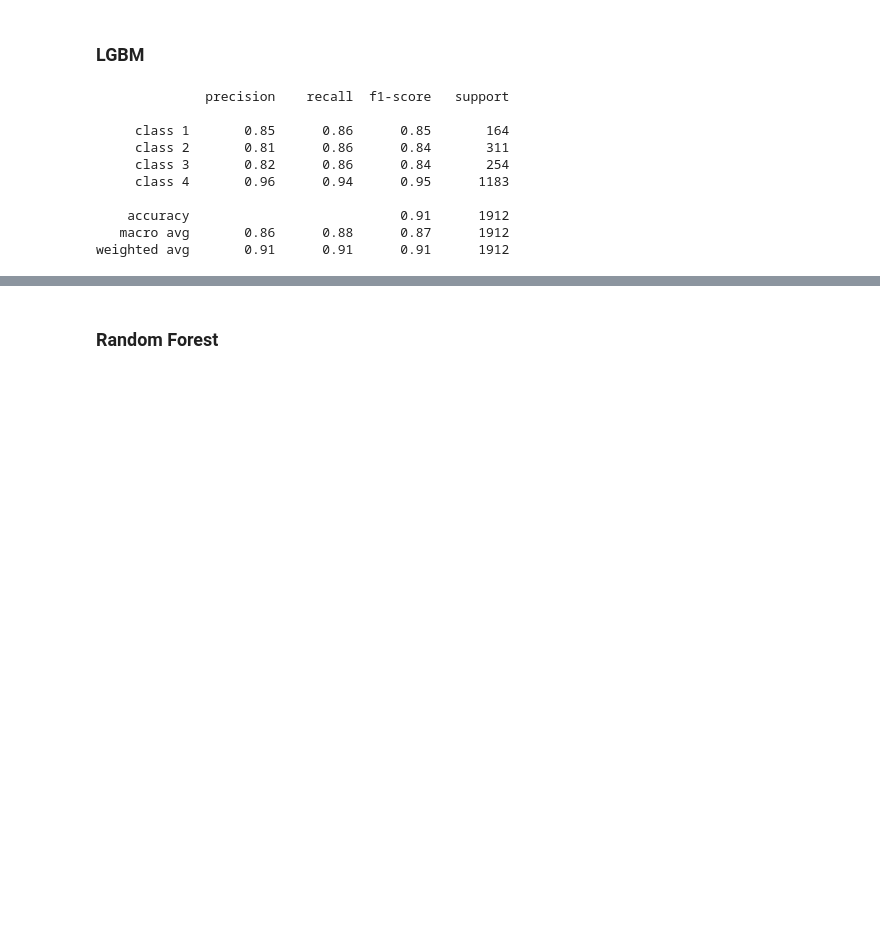
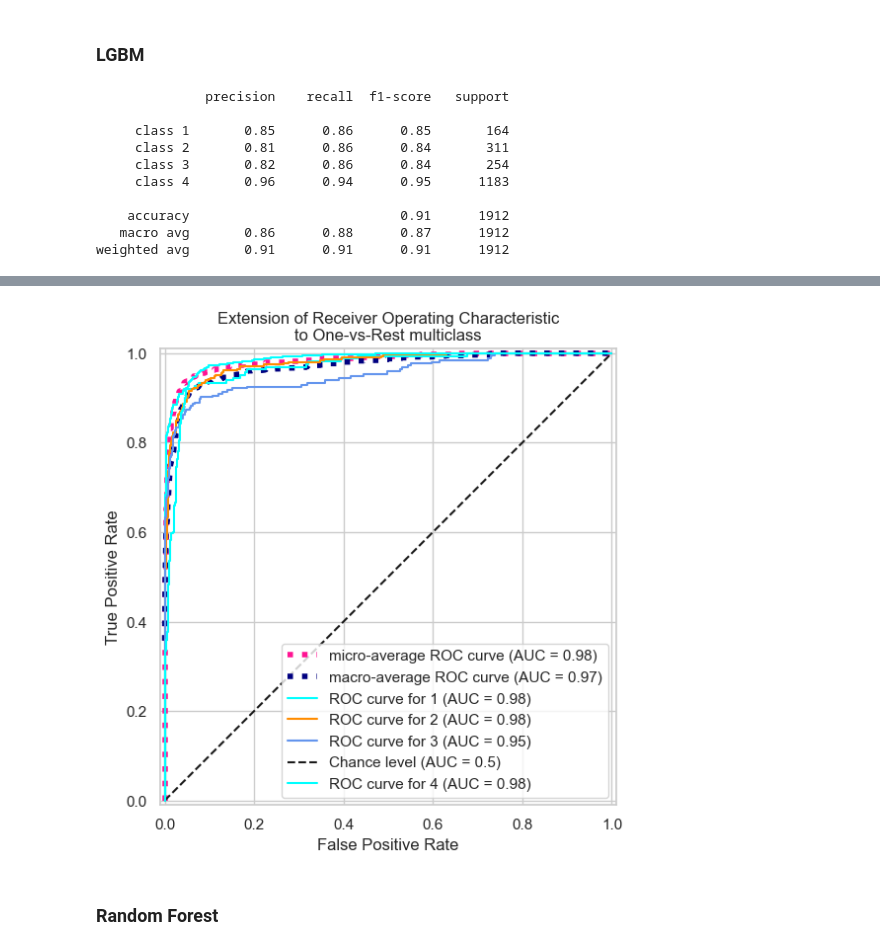
Before and after one commit to leonardo-toffalini/dmml-project, a Jupyter notebook: train.ipynb, the cells around one changed output, grey strips where cells are left out. Saved outputs shown, nothing was run; the diff lists cells and outputs as text; code cells hidden in the pictures; blank space fills up the shorter version.

```diff
--- a/train.ipynb
+++ b/train.ipynb
@@ -228,3 +320,46 @@ weighted avg       0.91      0.91      0.91      1912
+# %%
+from itertools import cycle
+
+target_names = [1, 2, 3, 4]
+
+fig, ax = plt.subplots(figsize=(6, 6))
+
+plt.plot(
+    fpr["micro"],
+    tpr["micro"],
+    label=f"micro-average ROC curve (AUC = {roc_auc['micro']:.2f})",
+    color="deeppink",
+    linestyle=":",
+    linewidth=4,
+)
+
+plt.plot(
+    fpr["macro"],
+    tpr["macro"],
+    label=f"macro-average ROC curve (AUC = {roc_auc['macro']:.2f})",
+    color="navy",
+    linestyle=":",
+    linewidth=4,
+)
+
+colors = cycle(["aqua", "darkorange", "cornflowerblue"])
+for class_id, color in zip(range(n_classes), colors):
+    RocCurveDisplay.from_predictions(
+        y_onehot_val[:, class_id],
+        y_score[:, class_id],
+        name=f"ROC curve for {target_names[class_id]}",
+        color=color,
+        ax=ax,
+        plot_chance_level=(class_id == 2),
+    )
+
+_ = ax.set(
+    xlabel="False Positive Rate",
+    ylabel="True Positive Rate",
+    title="Extension of Receiver Operating Characteristic\nto One-vs-Rest multiclass",
+)
+# %% [output]
+[figure, added]
 # %% [markdown]
 ### Random Forest
 # %%
```
Also changed, not shown: parts of 6 cells of this notebook, 1 other file.
